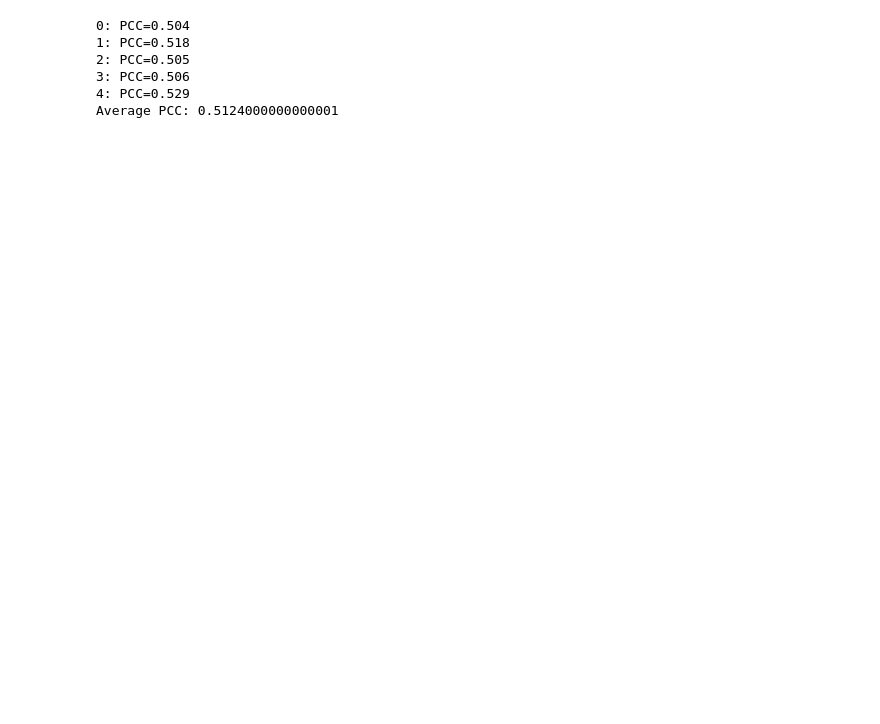
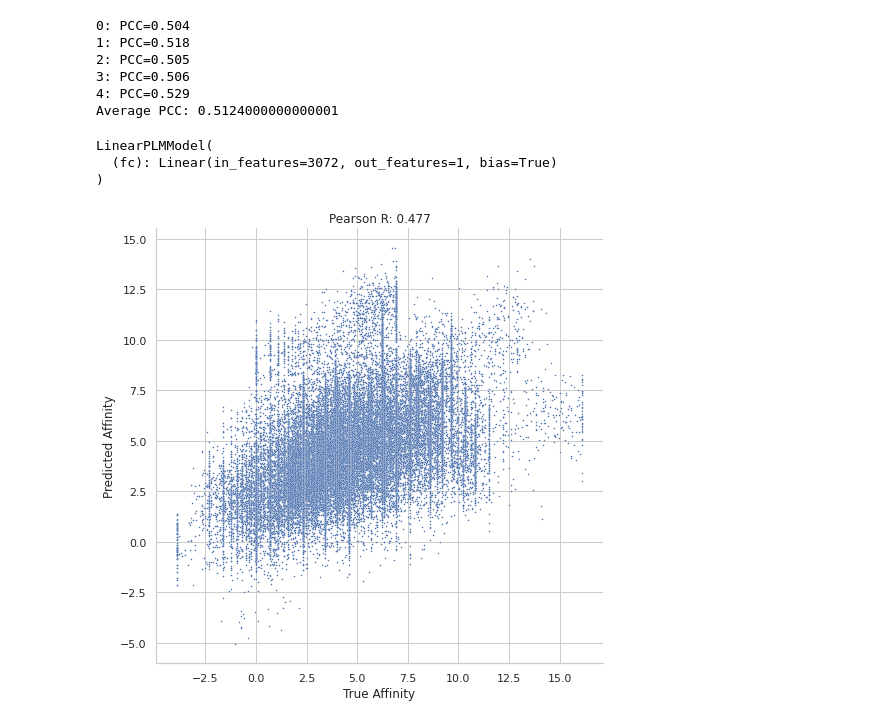
Before and after one commit to samsledje/ConPLex_dev, a Jupyter notebook: nb/TDC Benchmarks.ipynb, the cells around one changed output. Drawn from its saved outputs; the diff is of its cells as text; code cells hidden in the pictures; blank space fills up the shorter version.

```diff
--- a/nb/TDC Benchmarks.ipynb
+++ b/nb/TDC Benchmarks.ipynb
@@ -60,7 +70,7 @@ prot_featurizer.precompute(all_proteins,to_disk_path=to_disk_path,from_disk=True
 class SimplePLMModel(nn.Module):
     def __init__(self,
                  mol_emb_size = 2048,
-                 prot_emb_size = 6165,
+                 prot_emb_size = 1024,
                  hidden_dim = 512,
                  activation = nn.ReLU
                 ):
@@ -81,9 +91,24 @@ class SimplePLMModel(nn.Module):
         self.fc = nn.Linear(2*hidden_dim, 1)
 
     def forward(self, mol_emb, prot_emb):
+        # print(prot_emb.shape)
         mol_proj = self.mol_projector(mol_emb)
         prot_proj = self.prot_projector(prot_emb)
         # print(mol_proj.shape, prot_proj.shape)
         cat_emb = torch.cat([mol_proj, prot_proj],axis=1)
         # print(cat_emb.shape)
         return self.fc(cat_emb).squeeze()
+
+class LinearPLMModel(nn.Module):
+    def __init__(self,
+                 mol_emb_size = mol_featurizer._size,
+                 prot_emb_size = prot_featurizer._size,
+                ):
+        super().__init__()
+        self.mol_emb_size = mol_emb_size
+        self.prot_emb_size = prot_emb_size
+        self.fc = nn.Linear(mol_emb_size + prot_emb_size, 1)
+
+    def forward(self, mol_emb, prot_emb):
+        cat_emb = torch.cat([mol_emb, prot_emb],axis=1)
+        return self.fc(cat_emb).squeeze()
@@ -332,0 +274,32 @@ Average PCC: 0.5124000000000001
+# %%
+mod = torch.load(f'{MODEL_BASE_DIR}/dti_dg_morganM_protbertP_linear_bm_best_model.sav').eval().cuda()
+# %%
+mod
+# %% [output]
+LinearPLMModel(
+  (fc): Linear(in_features=3072, out_features=1, bias=True)
+)
+# %%
+mod_predictions = []
+mod_labels = []
+
+with torch.no_grad():
+    for i, (d, p, label) in enumerate(test_dataloader):
+        score = mod(d.cuda(), p.cuda())
+        score = score.detach().cpu().numpy()
+        mod_predictions.extend(score)
+        mod_labels.extend(label)
+mod_predictions = np.array(mod_predictions)
+mod_labels = np.array(mod_labels)
+# %%
+from scipy.stats import pearsonr
+sns.set(rc={'figure.figsize': (8,8)},style='whitegrid')
+# %%
+sns.scatterplot(x=mod_labels, y=mod_predictions,s=2.5)
+plt.title(f'Pearson R: {pearsonr(mod_labels, mod_predictions)[0]:.3f}')
+plt.xlabel('True Affinity')
+plt.ylabel('Predicted Affinity')
+sns.despine()
+plt.show()
+# %% [output]
+[figure, added]
```
Also changed, not shown: parts of 9 cells of this notebook, 7 other files.
